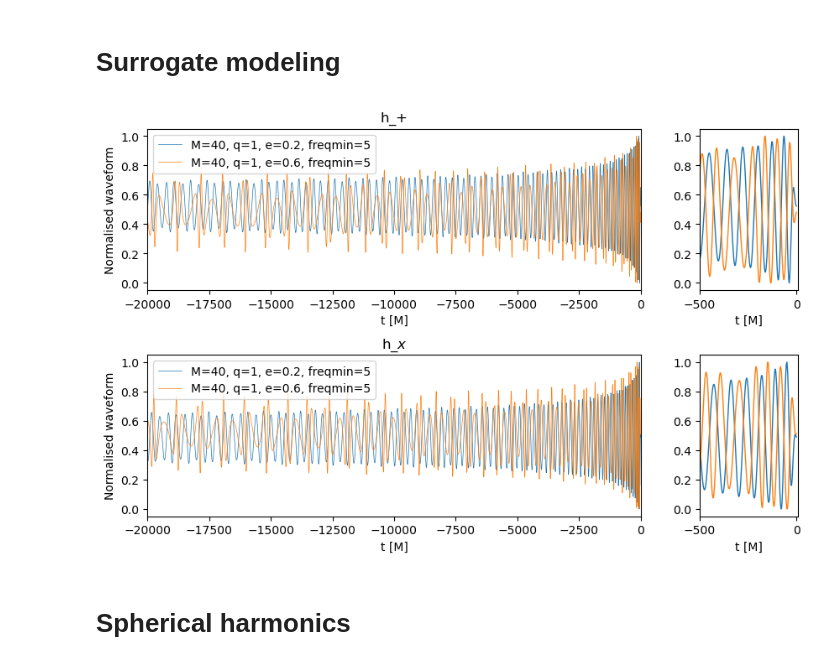
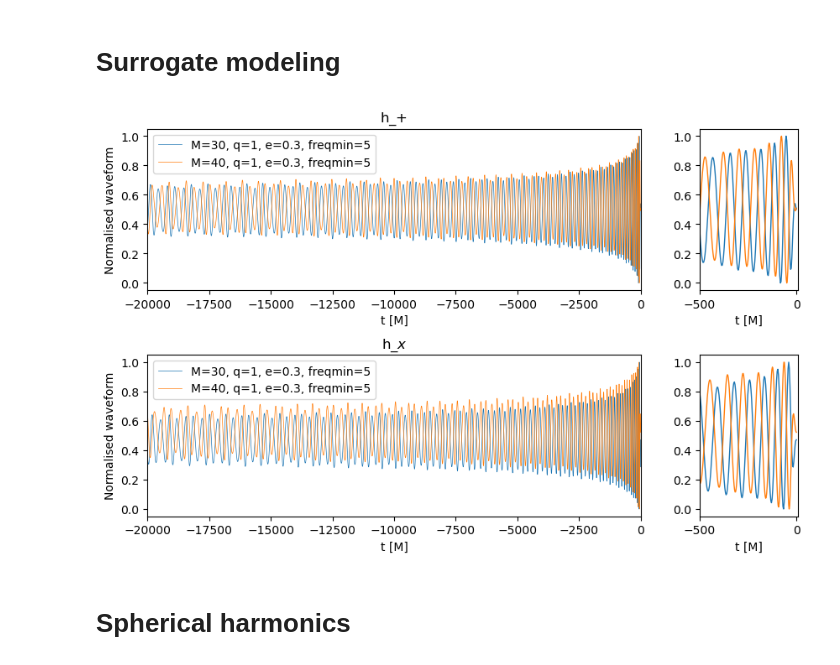
Before and after one commit to suzannelexmond/Thesis_Eccentric_BBHs, a Jupyter notebook: define_eccentricity.ipynb, the cells around one changed output. Cells and saved outputs as stored; diff of their text form; code cells hidden in the pictures.

```diff
--- a/define_eccentricity.ipynb
+++ b/define_eccentricity.ipynb
@@ -29,14 +29,14 @@ warnings.simplefilter('ignore', category=NumbaWarning)
 # %% [markdown]
 # Generating waveforms
 # %%
-def SimInspiral(total_mass, mass_ratio, eccmin, freqmin, DeltaT = 1./2048., lalDict = lal.CreateDict()):
+def SimInspiral(total_mass, mass_ratio, eccmin, freqmin, inclination = 0., DeltaT = 1./2048., lalDict = lal.CreateDict()):
     mass1 = total_mass/((1/mass_ratio) + 1)
     mass2 = total_mass - mass1
 
     hp, hc = lalsim.SimInspiralTD(m1 = lal.MSUN_SI*mass1, m2 = lal.MSUN_SI*mass2,
                               S1x = 0., S1y = 0., S1z = 0.,
                               S2x = 0., S2y = 0., S2z = 0.,
-                              distance = 400.*1e6*lal.PC_SI, inclination = 0.,
+                              distance = (400.*1e6*lal.PC_SI), inclination = inclination,
                               phiRef = 0., longAscNodes = 0, eccentricity = eccmin, meanPerAno = 0.,
                               deltaT = DeltaT, f_min = freqmin, f_ref = freqmin,
                               LALparams = lalDict, approximant = lalsim.EccentricTD)
@@ -44,6 +44,9 @@ def SimInspiral(total_mass, mass_ratio, eccmin, freqmin, DeltaT = 1./2048., lalD
     hp_TS = pycbc.types.timeseries.TimeSeries(hp.data.data, delta_t=hp.deltaT)
     hc_TS = pycbc.types.timeseries.TimeSeries(hc.data.data, delta_t=hc.deltaT)
 
+    hp_times = -hp_TS.sample_times[::-1] / (lal.MTSUN_SI * total_mass )
+    hc_times = -hc_TS.sample_times[::-1] / (lal.MTSUN_SI * total_mass )
+
     return hp_TS, hc_TS
 # %% [markdown]
 # Finding apocenters and pericenters
@@ -549,6 +528,8 @@ def Normalised_wf(total_mass, mass_ratio, eccmin, freqmin):
 
     norm_hp_TS = normalize_array(hp_TS)
     norm_hc_TS = normalize_array(hc_TS)
+    # norm_hp_TS = [x//(lal.MTSUN_SI * total_mass ) for x in norm_hp_TS]
+    # norm_hc_TS = [x//(lal.MTSUN_SI * total_mass ) for x in norm_hc_TS]
 
 
     # Convert units from seconds to M
@@ -574,36 +555,39 @@ def Normalised_wf(total_mass, mass_ratio, eccmin, freqmin):
     axs[1][0].plot(hc_times, norm_hc_TS, label = 'M={}, q={}, e={}, freqmin={}'.format(total_mass, mass_ratio, eccmin, freqmin), linewidth=0.5)
     axs[1][0].set_ylabel('Normalised waveform')
     axs[1][0].set_xlim(-20000, 0)
     # axs[0][0].set_ylim(-6e-22, 6e-22)
     axs[1][0].set_xlabel('t [M]')
     axs[1][0].legend(loc='upper left')
     axs[1][0].set_title('h_$x$')
 
     axs[1][1].plot(hc_times, norm_hc_TS, label = 'M={}, q={}, e={}, freqmin={}'.format(total_mass, mass_ratio, eccmin, freqmin), linewidth=1)
     axs[1][1].set_xlim(-500, 10)
     # axs[0][1].set_ylim(-6e-22, 6e-22)
     axs[1][1].set_xlabel('t [M]')
 
     return norm_hp_TS, norm_hc_TS
 
 # # Different mass ratio
 # fig_q, axs = plt.subplots(2, 2, figsize=(10, 6), gridspec_kw={'width_ratios': [5, 1]})
 # plt.subplots_adjust(hspace=0.4)
 
 # for mass_ratio in [1, 2]:
 #     Normalised_wf(40, mass_ratio, 0.4, 5)
 
 
 # different eccmin
 fig_ecc, axs = plt.subplots(2, 2, figsize=(10, 6), gridspec_kw={'width_ratios': [5, 1]})
 plt.subplots_adjust(hspace=0.4)
 
-for ecc_min in [0.2, 0.6]:
-    Normalised_wf(40, 1, ecc_min, 5)
+# for ecc_min in [0.2, 0.6]:
+#     Normalised_wf(40, 1, ecc_min, 5)
+
+for mass in [30, 40]:
+    Normalised_wf(mass, 1, 0.3, 5)
 
 plt.show()
 # %% [output]
-[figure, old version]
+[figure, new version]
 # %%
 def form_wf_database(total_mass, mass_ratio, ecc_range, freqmin):
     hp_TS_database, hc_TS_database = [], []
```
Also changed, not shown: parts of 19 cells of this notebook, 1 other file.
